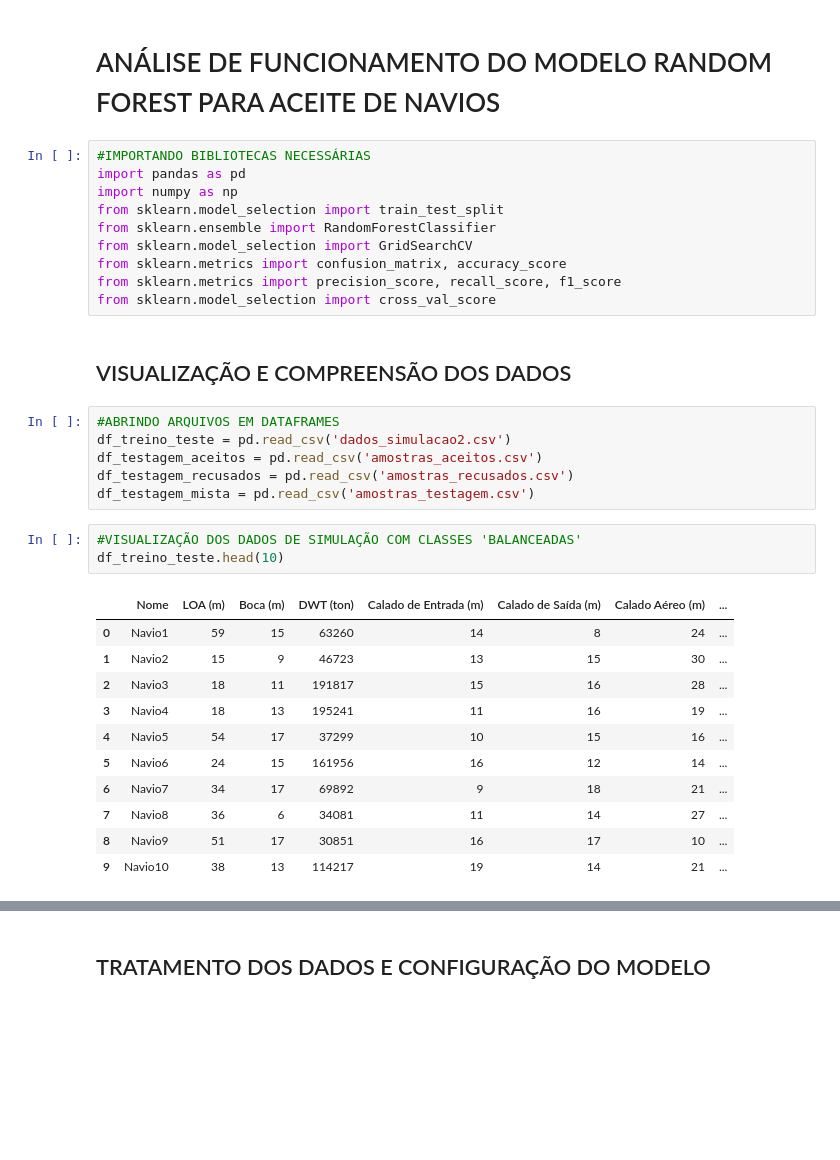
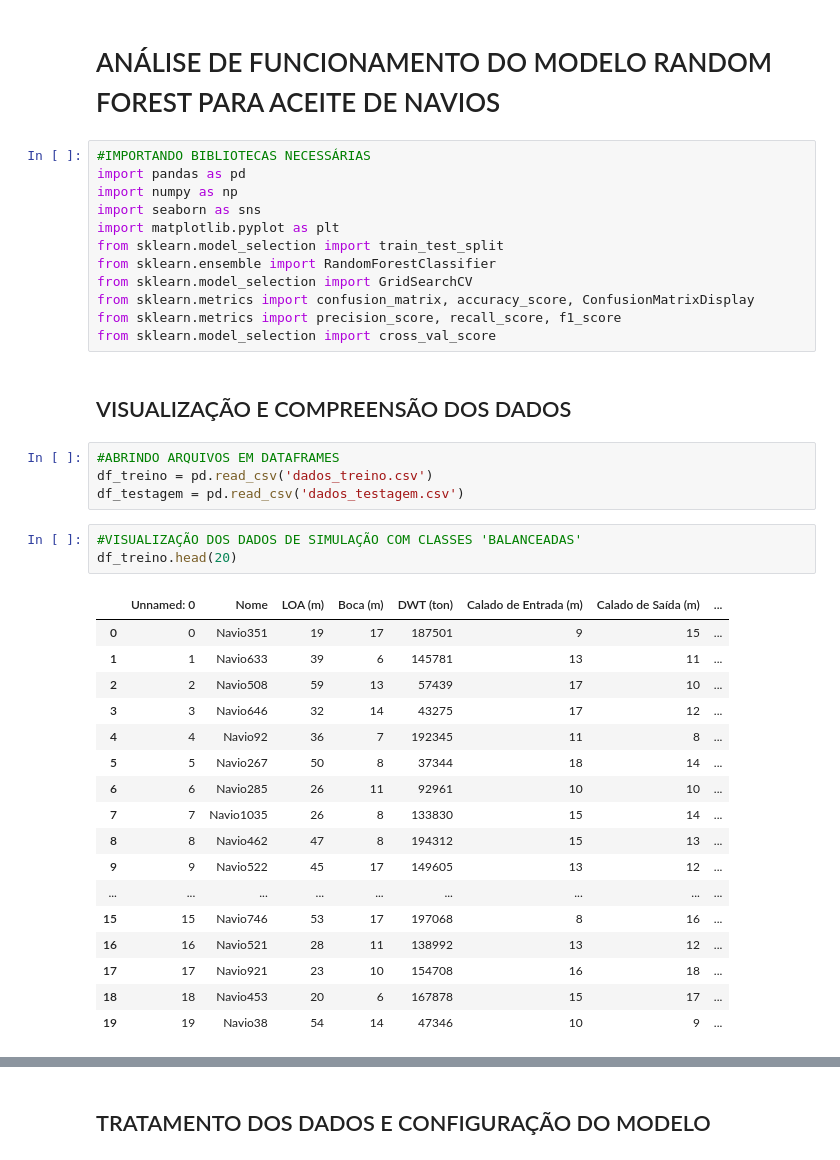
Before and after one commit to gabrielgvss/Projeto-Aceite-de-Navios, a Jupyter notebook: modelo_IA/modelo_random_forest.ipynb, the cells around one changed output, grey strips where cells are left out. Saved outputs shown, nothing was run; the diff lists cells and outputs as text; blank space fills up the shorter version.

Commit message:
Mudança de rótulos de situação de navios, divisão de amostras balanceadas e desbalanceadas e implementação de modelo a e b

```diff
--- a/modelo_IA/modelo_random_forest.ipynb
+++ b/modelo_IA/modelo_random_forest.ipynb
@@ -4,32 +4,38 @@
 #IMPORTANDO BIBLIOTECAS NECESSÁRIAS
 import pandas as pd
 import numpy as np
+import seaborn as sns
+import matplotlib.pyplot as plt
 from sklearn.model_selection import train_test_split
 from sklearn.ensemble import RandomForestClassifier
 from sklearn.model_selection import GridSearchCV
-from sklearn.metrics import confusion_matrix, accuracy_score
+from sklearn.metrics import confusion_matrix, accuracy_score, ConfusionMatrixDisplay
 from sklearn.metrics import precision_score, recall_score, f1_score
 from sklearn.model_selection import cross_val_score
 # %% [markdown]
 ## VISUALIZAÇÃO E COMPREENSÃO DOS DADOS
 # %%
 #ABRINDO ARQUIVOS EM DATAFRAMES
-df_treino_teste = pd.read_csv('dados_simulacao2.csv')
-df_testagem_aceitos = pd.read_csv('amostras_aceitos.csv')
-df_testagem_recusados = pd.read_csv('amostras_recusados.csv')
-df_testagem_mista = pd.read_csv('amostras_testagem.csv')
+df_treino = pd.read_csv('dados_treino.csv')
+df_testagem = pd.read_csv('dados_testagem.csv')
 # %%
 #VISUALIZAÇÃO DOS DADOS DE SIMULAÇÃO COM CLASSES 'BALANCEADAS'
-df_treino_teste.head(10)
+df_treino.head(20)
 # %% [output]
-|  | Nome | LOA (m) | Boca (m) | DWT (ton) | Calado de Entrada (m) | Calado de Saída (m) | Calado Aéreo (m) | ... |
-| 0 | Navio1 | 59 | 15 | 63260 | 14 | 8 | 24 | ... |
-| 1 | Navio2 | 15 | 9 | 46723 | 13 | 15 | 30 | ... |
-| 2 | Navio3 | 18 | 11 | 191817 | 15 | 16 | 28 | ... |
-| 3 | Navio4 | 18 | 13 | 195241 | 11 | 16 | 19 | ... |
-| 4 | Navio5 | 54 | 17 | 37299 | 10 | 15 | 16 | ... |
-| 5 | Navio6 | 24 | 15 | 161956 | 16 | 12 | 14 | ... |
-| 6 | Navio7 | 34 | 17 | 69892 | 9 | 18 | 21 | ... |
-| 7 | Navio8 | 36 | 6 | 34081 | 11 | 14 | 27 | ... |
-| 8 | Navio9 | 51 | 17 | 30851 | 16 | 17 | 10 | ... |
-| 9 | Navio10 | 38 | 13 | 114217 | 19 | 14 | 21 | ... |
+|  | Unnamed: 0 | Nome | LOA (m) | Boca (m) | DWT (ton) | Calado de Entrada (m) | Calado de Saída (m) | ... |
+| 0 | 0 | Navio351 | 19 | 17 | 187501 | 9 | 15 | ... |
+| 1 | 1 | Navio633 | 39 | 6 | 145781 | 13 | 11 | ... |
+| 2 | 2 | Navio508 | 59 | 13 | 57439 | 17 | 10 | ... |
+| 3 | 3 | Navio646 | 32 | 14 | 43275 | 17 | 12 | ... |
+| 4 | 4 | Navio92 | 36 | 7 | 192345 | 11 | 8 | ... |
+| 5 | 5 | Navio267 | 50 | 8 | 37344 | 18 | 14 | ... |
+| 6 | 6 | Navio285 | 26 | 11 | 92961 | 10 | 10 | ... |
+| 7 | 7 | Navio1035 | 26 | 8 | 133830 | 15 | 14 | ... |
+| 8 | 8 | Navio462 | 47 | 8 | 194312 | 15 | 13 | ... |
+| 9 | 9 | Navio522 | 45 | 17 | 149605 | 13 | 12 | ... |
+| ... | ... | ... | ... | ... | ... | ... | ... | ... |
+| 15 | 15 | Navio746 | 53 | 17 | 197068 | 8 | 16 | ... |
+| 16 | 16 | Navio521 | 28 | 11 | 138992 | 13 | 12 | ... |
+| 17 | 17 | Navio921 | 23 | 10 | 154708 | 16 | 18 | ... |
+| 18 | 18 | Navio453 | 20 | 6 | 167878 | 15 | 17 | ... |
+| 19 | 19 | Navio38 | 54 | 14 | 47346 | 10 | 9 | ... |
```
Also changed, not shown: parts of 37 cells of this notebook, 12 other files.
